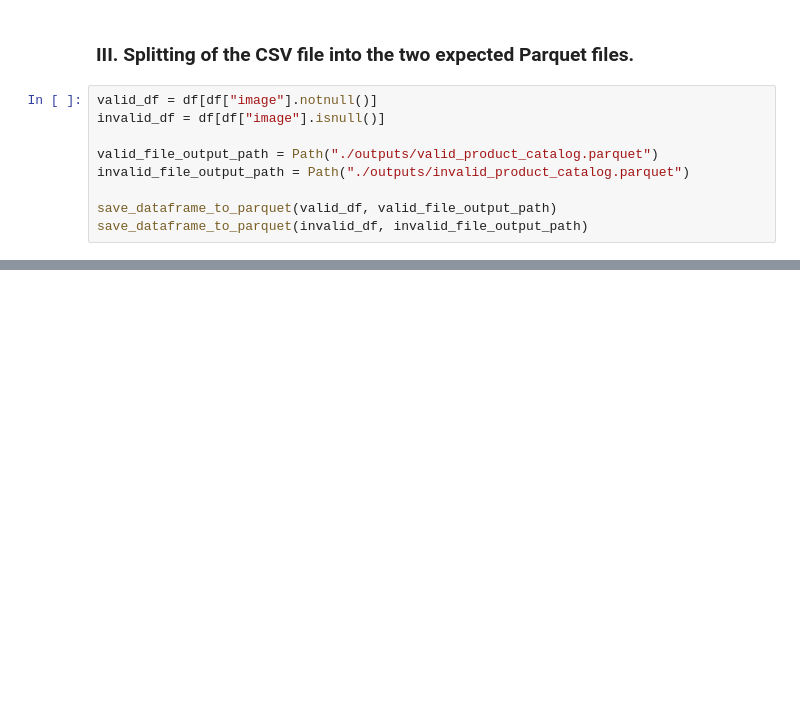
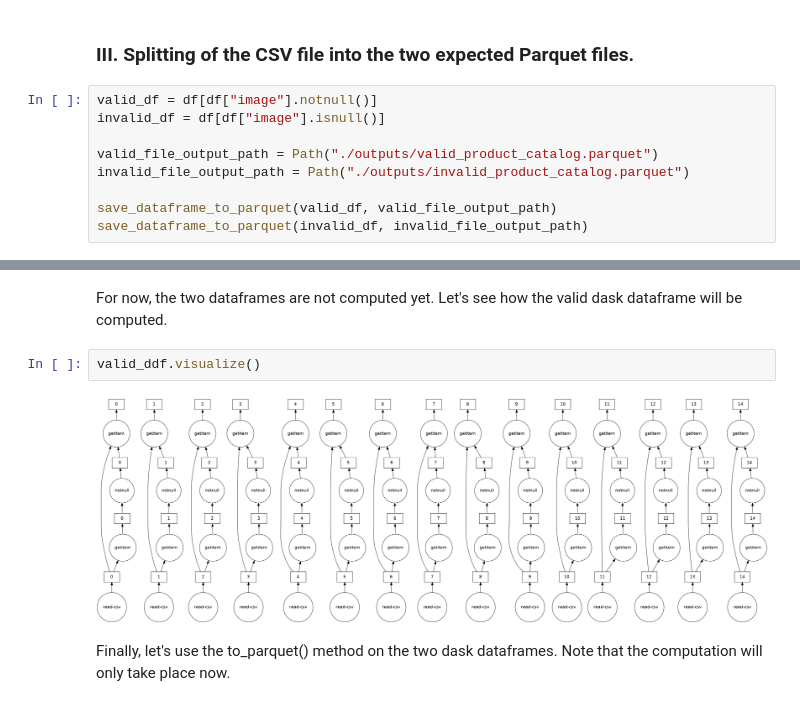
Before and after one commit to Moguero/Back-Market-technical-assessment, a Jupyter notebook: main_notebook.ipynb, the cells around one changed output, grey strips where cells are left out. Cells and saved outputs as stored; diff of their text form; blank space fills up the shorter version.

```diff
--- a/main_notebook.ipynb
+++ b/main_notebook.ipynb
@@ -116,0 +157,8 @@ save_dataframe_to_parquet(invalid_df, invalid_file_output_path)
+# %% [markdown]
+For now, the two dataframes are not computed yet. Let's see how the valid dask dataframe will be computed.
+# %%
+valid_ddf.visualize()
+# %% [output]
+[figure, added]
+# %% [markdown]
+Finally, let's use the to_parquet() method on the two dask dataframes. Note that the computation will only take place now.
```
Also changed, not shown: parts of 15 cells of this notebook, 1 other file.
